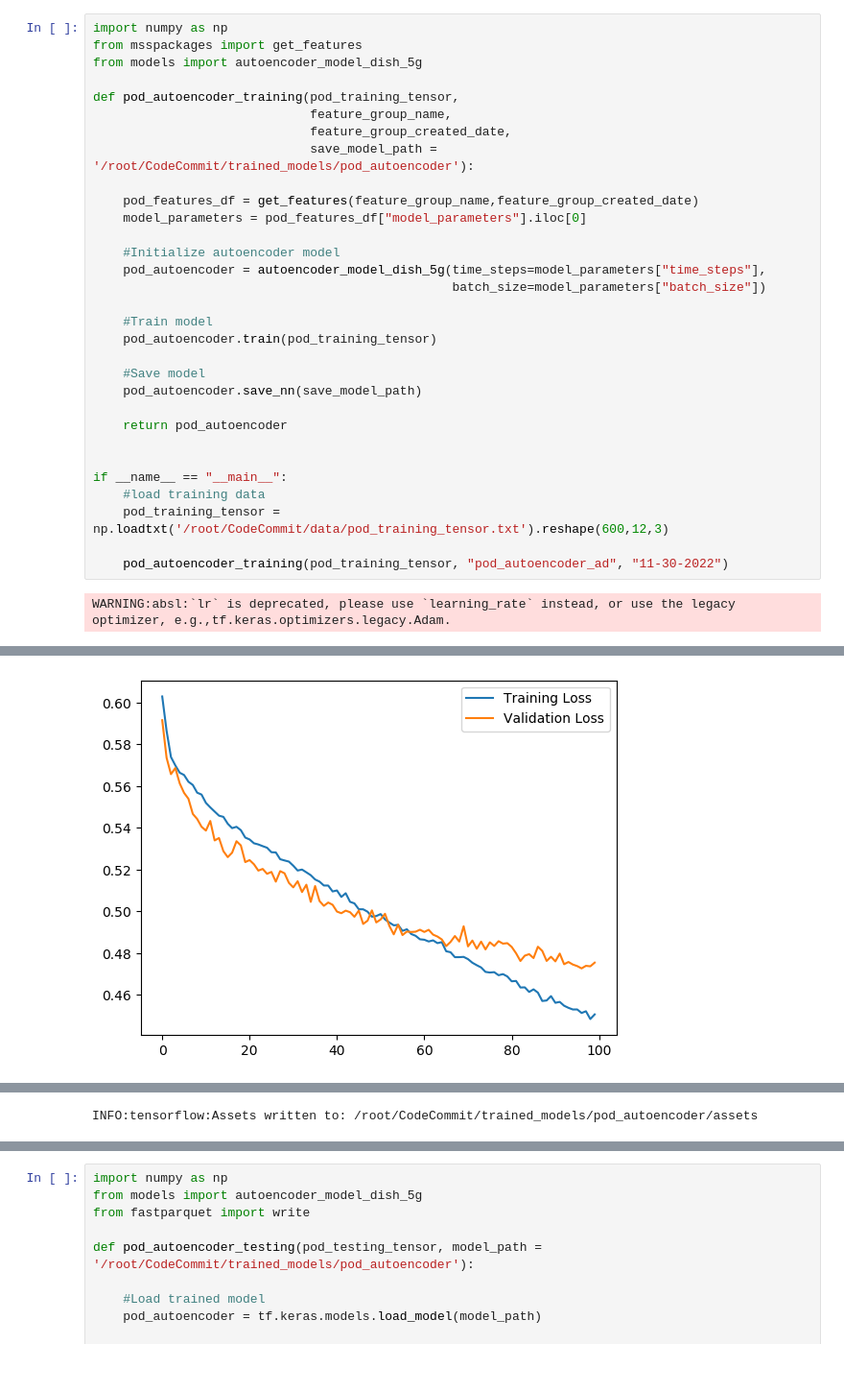
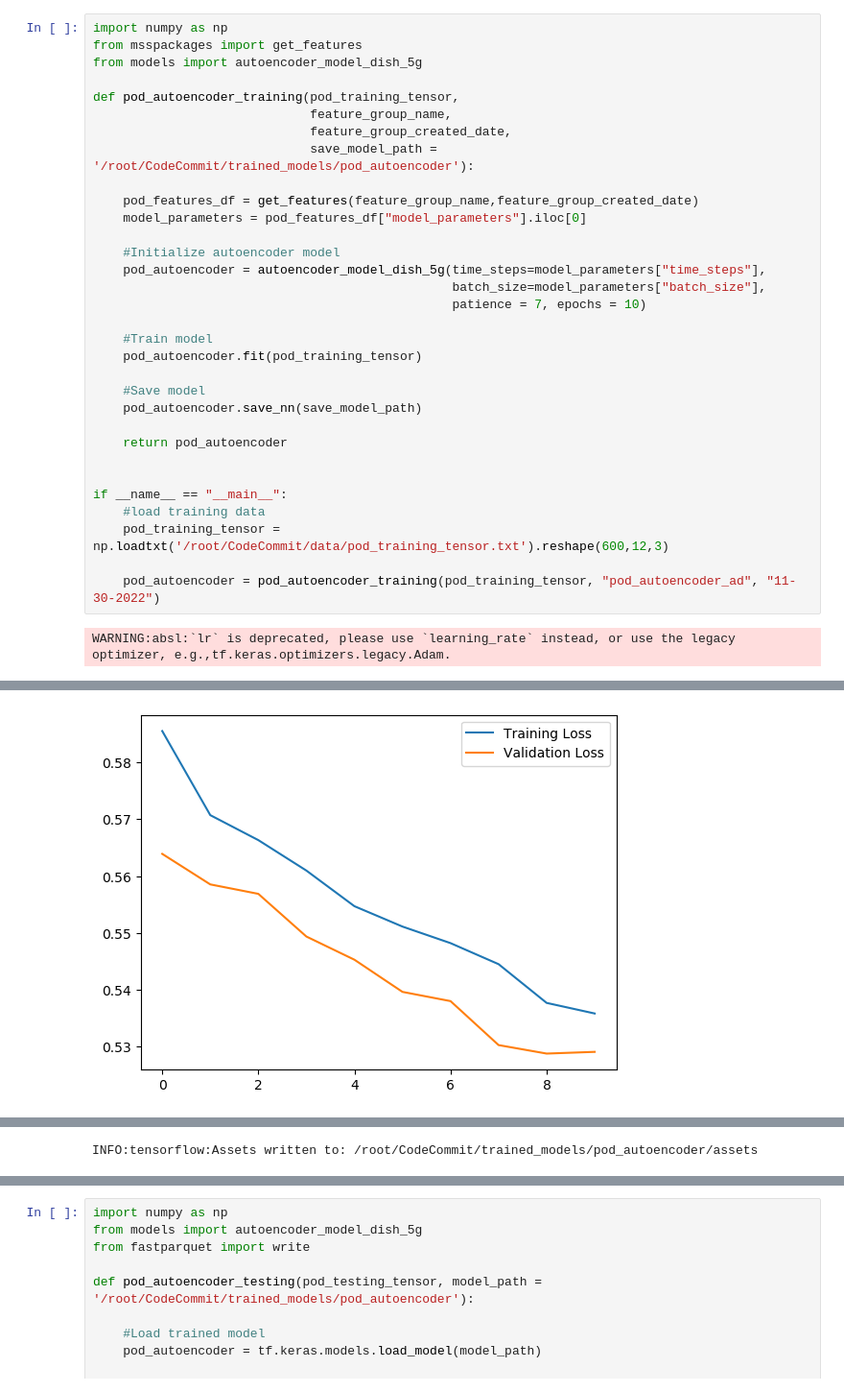
Before and after one commit to DISHDevEx/eks-ml-pipeline, a Jupyter notebook: eks_ml_pipeline/training_data_builder.ipynb, the cells around one changed output, grey strips where cells are left out. Shown at 96% size. Drawn from its saved outputs; the diff is of its cells as text.

```diff
--- a/eks_ml_pipeline/training_data_builder.ipynb
+++ b/eks_ml_pipeline/training_data_builder.ipynb
@@ -13,10 +162,11 @@ def pod_autoencoder_training(pod_training_tensor,
 
     #Initialize autoencoder model
     pod_autoencoder = autoencoder_model_dish_5g(time_steps=model_parameters["time_steps"],
-                                                batch_size=model_parameters["batch_size"])
+                                                batch_size=model_parameters["batch_size"],
+                                                patience = 7, epochs = 10)
 
     #Train model
-    pod_autoencoder.train(pod_training_tensor)
+    pod_autoencoder.fit(pod_training_tensor)
 
     #Save model
     pod_autoencoder.save_nn(save_model_path)
@@ -28,6 +178,6 @@ if __name__ == "__main__":
     #load training data
     pod_training_tensor = np.loadtxt('/root/CodeCommit/data/pod_training_tensor.txt').reshape(600,12,3)
 
-    pod_autoencoder_training(pod_training_tensor, "pod_autoencoder_ad", "11-30-2022")
+    pod_autoencoder = pod_autoencoder_training(pod_training_tensor, "pod_autoencoder_ad", "11-30-2022")
 # %% [output]
 WARNING:absl:`lr` is deprecated, please use `learning_rate` instead, or use the legacy optimizer, e.g.,tf.keras.optimizers.legacy.Adam.
@@ -51 +201 @@ Epoch 100/100
-[figure, old version]
+[figure, new version]
```
Also changed, not shown: parts of 12 cells of this notebook, 2 other files.
